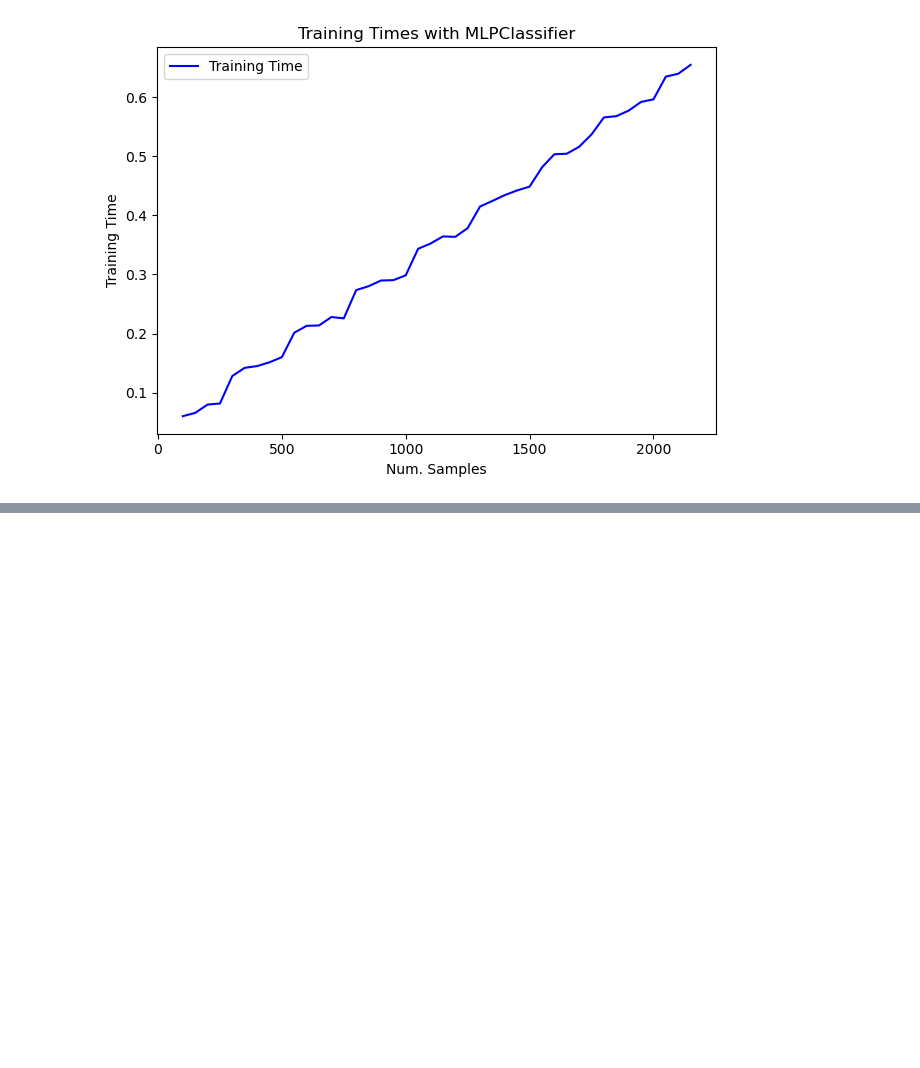
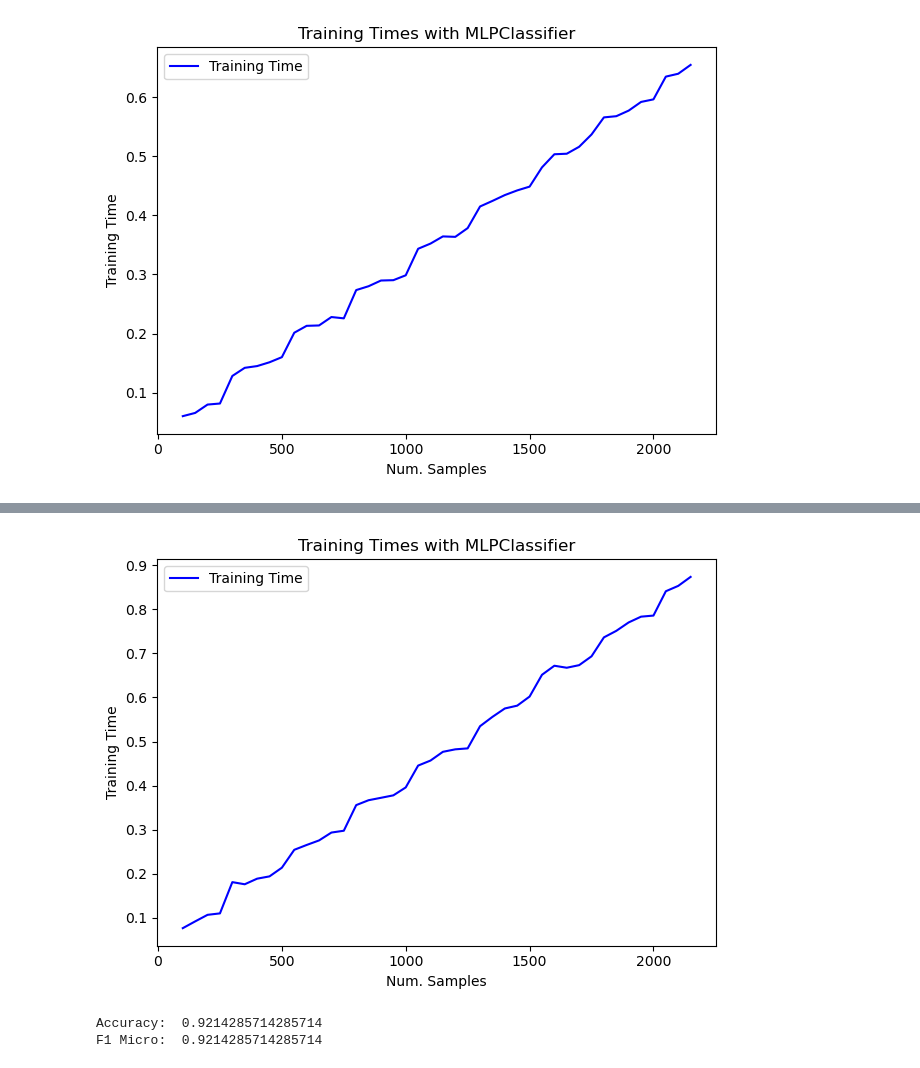
Before and after one commit to funkjo/assignment3, a Jupyter notebook: assignment3.ipynb, the cells around one changed output, grey strips where cells are left out. Cells and saved outputs as stored; diff of their text form; code cells hidden in the pictures; blank space fills up the shorter version.

```diff
--- a/assignment3.ipynb
+++ b/assignment3.ipynb
@@ -3244,0 +3347,16 @@ get_training_time(MLPClassifier(random_state=0, hidden_layer_sizes=(90,)), X_tra
+# %%
+get_training_time(MLPClassifier(random_state=0, hidden_layer_sizes=(200,)), X_train_beans_ica, y_train_beans_ica)
+# %% [output]
+[figure, added]
+# %%
+mlp_ica = MLPClassifier(random_state=0, hidden_layer_sizes=(200,))
+
+mlp_ica = mlp_ica.fit(X_train_beans_ica, y_train_beans_ica)
+y_pred_beans_ica = mlp_ica.predict(X_test_beans_ica)
+
+accuracy, f1 = model_evaluation(y_test_beans_ica, y_pred_beans_ica)
+print('Accuracy: ', accuracy)
+print('F1 Micro: ', f1)
+# %% [output]
+Accuracy:  0.9214285714285714
+F1 Micro:  0.9214285714285714
```
Also changed, not shown: parts of 37 cells of this notebook.
